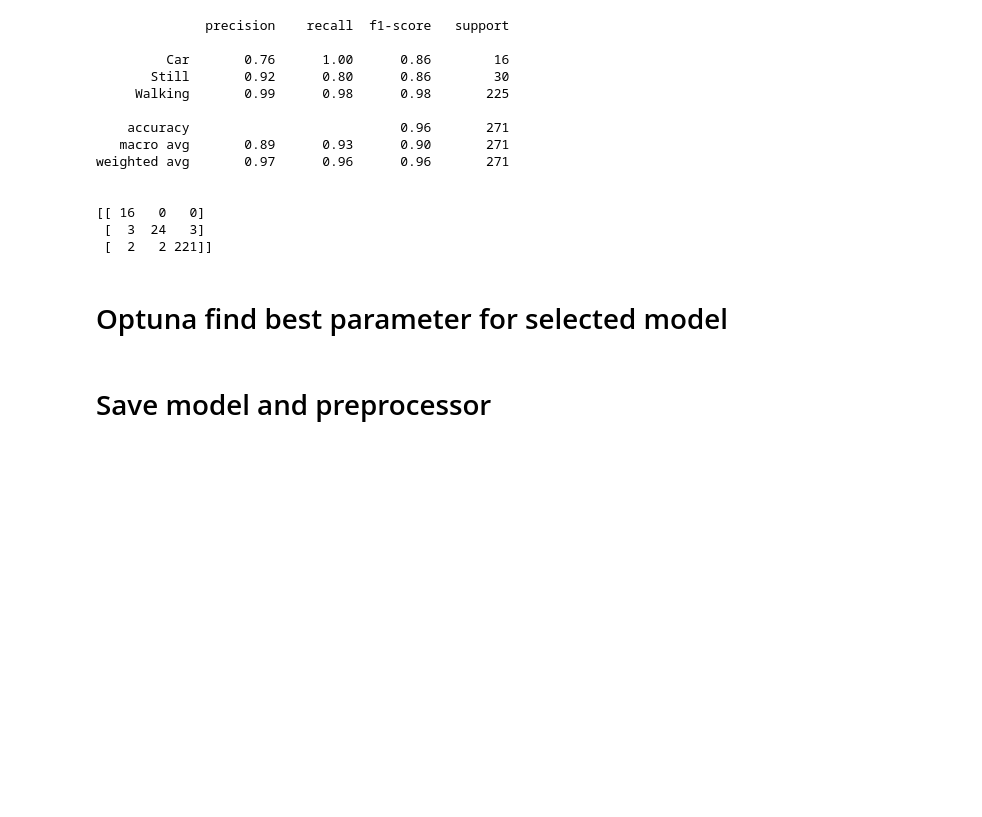
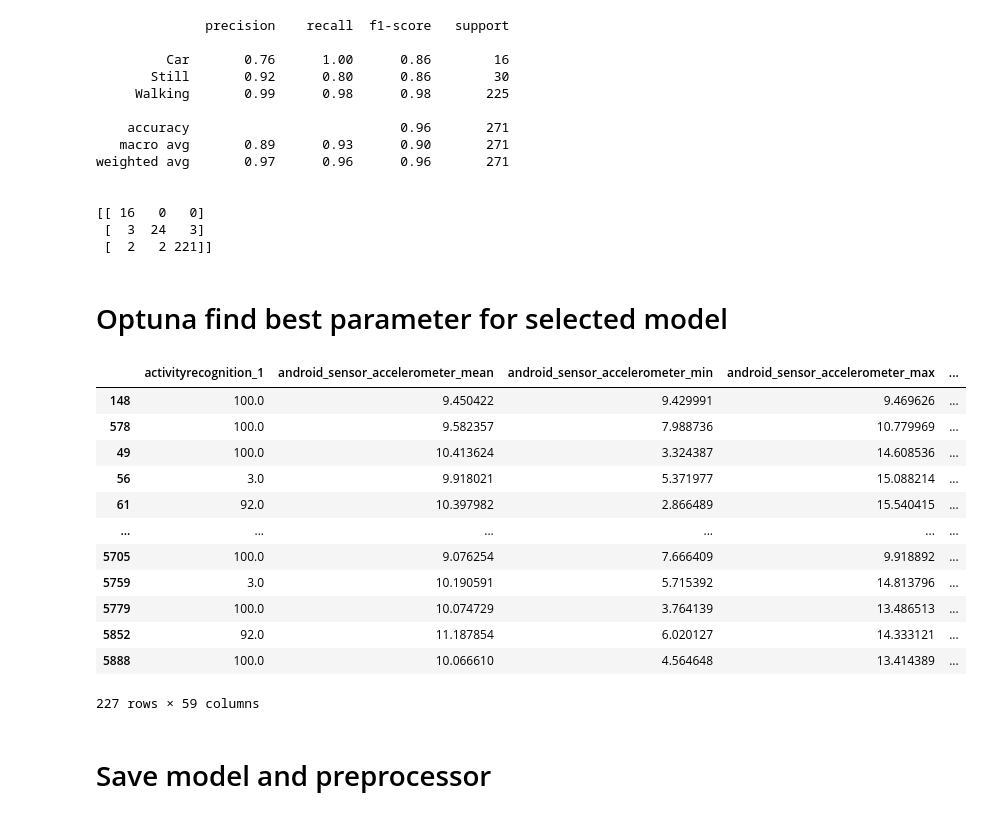
Before and after one commit to Huawei-Watch-Strive-School/Building-Week-2, a Jupyter notebook: version_1.ipynb, the cells around one changed output. Drawn from its saved outputs; the diff is of its cells as text; code cells hidden in the pictures; blank space fills up the shorter version.

```diff
--- a/version_1.ipynb
+++ b/version_1.ipynb
@@ -305,3 +294,29 @@ sample
+# %%
+d1=df_test[df_test['target']=='Still']
+d2=df_test[df_test['target']=='Car']
+d3=df_test[df_test['target']=='Walking']
+d1_=d1.iloc[:1,:]
+d2_=d2.iloc[:1,:]
+d3_=d3.iloc[:1,:]
+d=[]
+r=pd.concat([d1_,d2_,d3],axis=0)
+# df_test.to_csv('sample1.csv',index=False)
+# %%
+r
+# %% [output]
+|  | activityrecognition_1 | android_sensor_accelerometer_mean | android_sensor_accelerometer_min | android_sensor_accelerometer_max | ... |
+| 148 | 100.0 | 9.450422 | 9.429991 | 9.469626 | ... |
+| 578 | 100.0 | 9.582357 | 7.988736 | 10.779969 | ... |
+| 49 | 100.0 | 10.413624 | 3.324387 | 14.608536 | ... |
+| 56 | 3.0 | 9.918021 | 5.371977 | 15.088214 | ... |
+| 61 | 92.0 | 10.397982 | 2.866489 | 15.540415 | ... |
+| ... | ... | ... | ... | ... | ... |
+| 5705 | 100.0 | 9.076254 | 7.666409 | 9.918892 | ... |
+| 5759 | 3.0 | 10.190591 | 5.715392 | 14.813796 | ... |
+| 5779 | 100.0 | 10.074729 | 3.764139 | 13.486513 | ... |
+| 5852 | 92.0 | 11.187854 | 6.020127 | 14.333121 | ... |
+| 5888 | 100.0 | 10.066610 | 4.564648 | 13.414389 | ... |
+227 rows × 59 columns
 # %% [markdown]
 # Save model and preprocessor
 # %%
```
Also changed, not shown: parts of 2 cells of this notebook.
